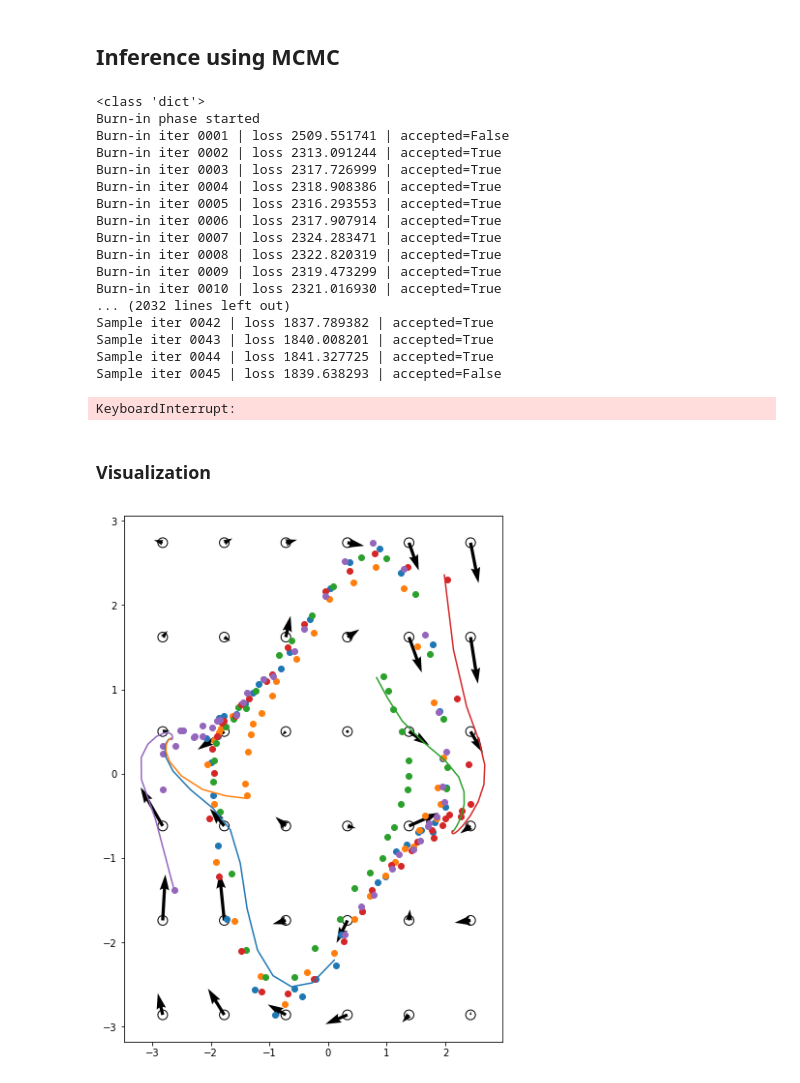
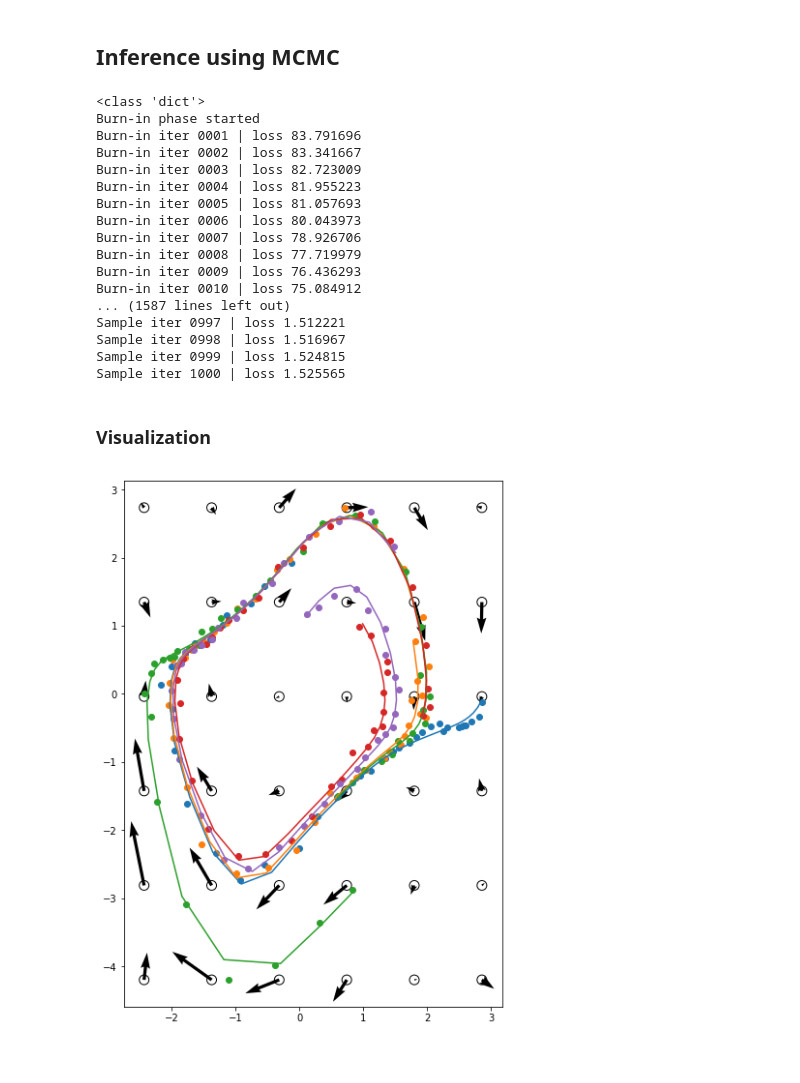
Before and after one commit to jaivardhankapoor/bayesian-ode, a Jupyter notebook: notebooks/jai/gp.ipynb, the cells around one changed output. Cells and saved outputs as stored; diff of their text form; code cells hidden in the pictures.

```diff
--- a/notebooks/jai/gp.ipynb
+++ b/notebooks/jai/gp.ipynb
@@ -60,7 +59,8 @@ t = torch.linspace(0., 7., 40)
 with torch.no_grad():
     X = odeint(VDP(), x0, t, method='rk4').numpy()
     X = np.transpose(X,[1,0,2])
-    Y = X + ss.norm.rvs(size=X.shape)*0.05
+    Y = X + ss.norm.rvs(size=X.shape)*0.1
+
 
 plt.figure(1,[7,10])
 for i in range(X.shape[0]):
@@ -535,11 +538,11 @@ from samplers.langevin import MALA, MMALA, pSGLD, HAMCMC, HAMCMC2, HAMCMC3, HAMC
 from samplers.hamiltonian import aSGHMC
 
 # sampler = MMALA(params, metric_obj=metric, lr=1e-4)
-sampler = MALA(params, lr=1e-4, add_noise=True)
+# sampler = MALA(params, lr=1e-4, add_noise=True)
 # sampler = SGLD(params, lr0=0.0001, gamma=0.55, t0=100, alpha=0.1)
 
 
-chain, logp_array = sampler.sample(closure, burn_in=2000, num_samples=1000, print_loss=True)
+# chain, logp_array = sampler.sample(closure, burn_in=2000, num_samples=1000, print_loss=True)
 
 # sampler = pSGLD(params, lr0=3e-2, lr_gamma=0.55, lr_t0=100, lr_alpha=0.3, lambda_=1e-8, alpha=0.99)
 # chain, logp_array = sampler.sample(psgld_closure, burn_in=600, num_samples=1000, print_loss=True)
@@ -553,62 +556,61 @@ chain, logp_array = sampler.sample(closure, burn_in=2000, num_samples=1000, prin
 # sampler = HAMCMC3(params, lr0=1e-4, lr_gamma=0.55, lr_t0=100, lr_alpha=0.3, trust_reg=1e0, memory=3, H_gamma=1e-3, cholesky_factor=1e-3)
 # chain, logp_array = sampler.sample(closure, burn_in=500, num_samples=100, print_loss=True, use_old_lbfgs=True, add_noise=False)
 
-# itr = 0
-# lr=1e-2
-# def lr_scheduler():
-#     global itr
-#     itr += 1
-# #     if itr >500:
-# #         return lr/np.sqrt((1+0.1*itr))
-#     return lr
+itr = 0
+lr=1e-2
+def lr_scheduler():
+    global itr
+    itr += 1
+#     if itr >500:
+#         return lr/np.sqrt((1+0.1*itr))
+    return lr
 
-# sampler = aSGHMC(params, lr=lr, add_noise=True)
-# chain, logp_array = sampler.sample(closure, burn_in=600, num_samples=1000, print_loss=True, lr_scheduler=lr_scheduler)
+sampler = aSGHMC(params, lr=lr, add_noise=True)
+chain, logp_array = sampler.sample(closure, burn_in=600, num_samples=1000, print_loss=True, lr_scheduler=lr_scheduler)
 # %% [output]
 <class 'dict'>
 Burn-in phase started
-Burn-in iter 0001 | loss 2509.551741 | accepted=False
-Burn-in iter 0002 | loss 2313.091244 | accepted=True
-Burn-in iter 0003 | loss 2317.726999 | accepted=True
-Burn-in iter 0004 | loss 2318.908386 | accepted=True
-Burn-in iter 0005 | loss 2316.293553 | accepted=True
-Burn-in iter 0006 | loss 2317.907914 | accepted=True
-Burn-in iter 0007 | loss 2324.283471 | accepted=True
-Burn-in iter 0008 | loss 2322.820319 | accepted=True
-Burn-in iter 0009 | loss 2319.473299 | accepted=True
-Burn-in iter 0010 | loss 2321.016930 | accepted=True
-... (2032 lines left out)
-Sample iter 0042 | loss 1837.789382 | accepted=True
-Sample iter 0043 | loss 1840.008201 | accepted=True
-Sample iter 0044 | loss 1841.327725 | accepted=True
-Sample iter 0045 | loss 1839.638293 | accepted=False
+Burn-in iter 0001 | loss 83.791696
+Burn-in iter 0002 | loss 83.341667
+Burn-in iter 0003 | loss 82.723009
+Burn-in iter 0004 | loss 81.955223
+Burn-in iter 0005 | loss 81.057693
+Burn-in iter 0006 | loss 80.043973
+Burn-in iter 0007 | loss 78.926706
+Burn-in iter 0008 | loss 77.719979
+Burn-in iter 0009 | loss 76.436293
+Burn-in iter 0010 | loss 75.084912
+... (1587 lines left out)
+Sample iter 0997 | loss 1.512221
+Sample iter 0998 | loss 1.516967
+Sample iter 0999 | loss 1.524815
+Sample iter 1000 | loss 1.525565
-KeyboardInterrupt:
 # %% [markdown]
 ### Visualization
 # %%
-chain = sampler.samples[-40:]
+chain = sampler.samples[-400::10]
 # plotting
 mean_U = np.mean([i[0][0][0] for i in chain if i[1]], axis=0)
 
 kreg.U.data = torch.from_numpy(mean_U)
 mean_logsn = np.mean([i[0][0][1] for i in chain if i[1]], axis=0)
 kreg.logsn.data = torch.from_numpy(mean_logsn)
 xode = odeint(kreg, x0, t).detach().numpy()
 # U = kreg.U.detach().numpy()
 U = mean_U
 Z = kreg.Z.detach().numpy()
 xode = np.transpose(xode,[1,0,2])
 
 cols = ['r','b','g','m','c','k']
 plt.figure(1,[7,10])
 plt.scatter(Z[:,0],Z[:,1],100, facecolors='none', edgecolors='k')
 plt.quiver(Z[:,0],Z[:,1],U[:,0],U[:,1],units='height',width=0.006,color='k')
 for i in range(min(6,xode.shape[0])):
     color=np.random.rand(3)
     plt.scatter(Y[i,:,0],Y[i,:,1],)
     plt.plot(xode[i,:,0],xode[i,:,1],'-')
 # %% [output]
-[figure, old version]
+[figure, new version]
 # %%
 fig, ax = plt.subplots(nrows=(min(6,xode.shape[0])+1)//2, ncols=2, figsize=(15,10))
 axes = [ax[i][j] for j in range(2) for i in range(len(ax))]
```
Also changed, not shown: parts of 8 cells of this notebook, 8 other files.
